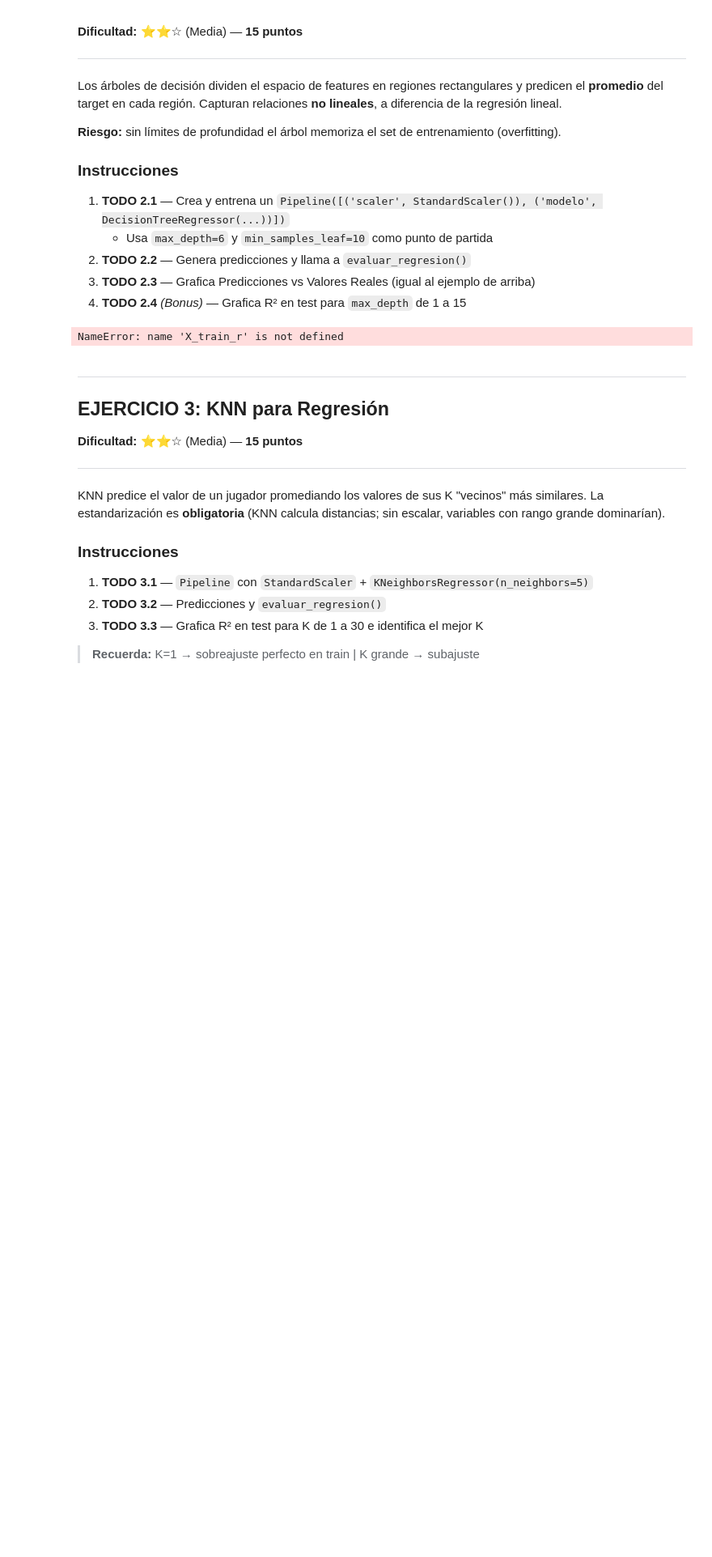
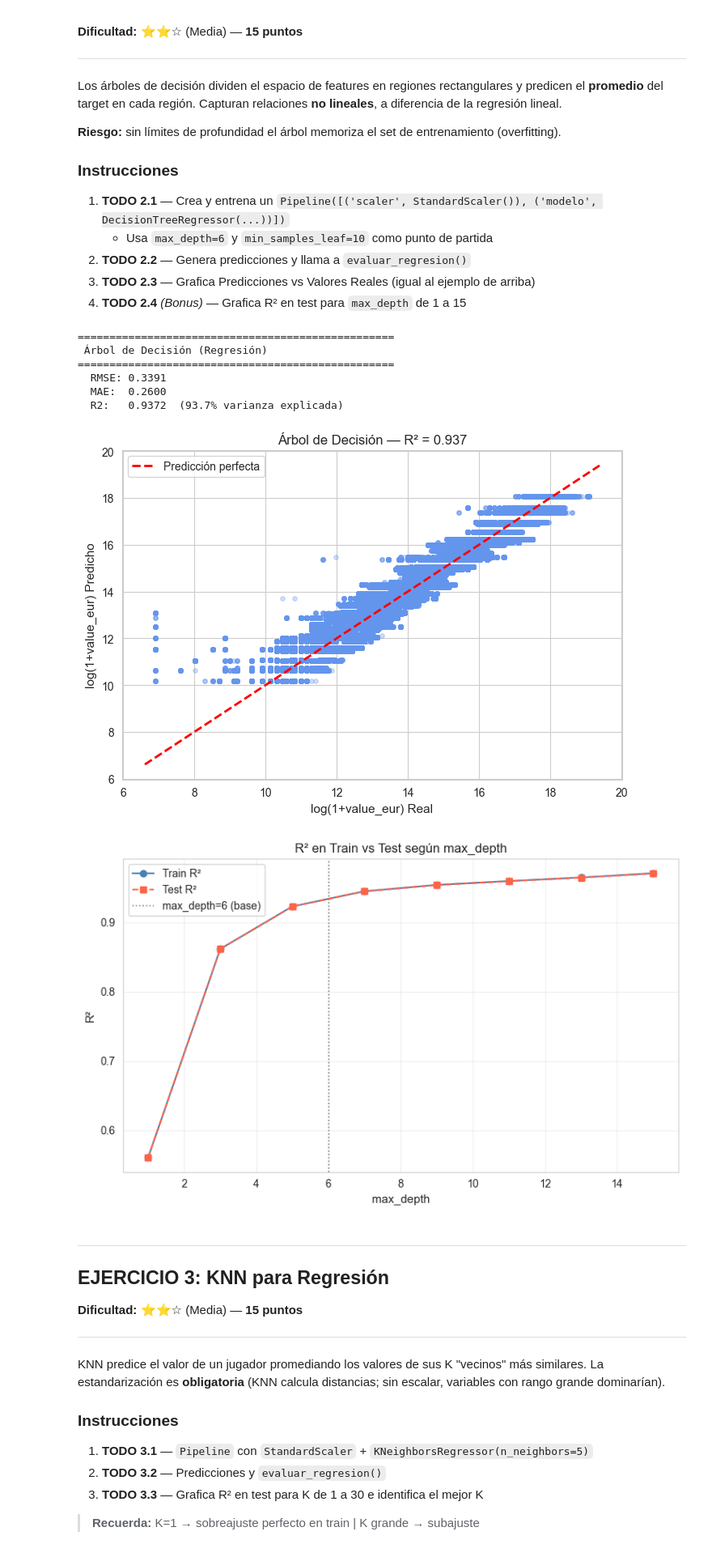
Before and after one commit to Jaider-Dev/IA_Proyecto_FIFA, a Jupyter notebook: Proyecto_FIFA.ipynb, the cells around one changed output. Shown at 81% size. Cells and saved outputs as stored; diff of their text form; code cells hidden in the pictures; blank space fills up the shorter version.

```diff
--- a/Proyecto_FIFA.ipynb
+++ b/Proyecto_FIFA.ipynb
@@ -276,7 +269,7 @@ df = df[df['player_positions'].notna()].copy()
 
 # 3. Eliminar filas con NaN en las 6 stats principales
 STATS_PRINCIPALES = ['pace', 'shooting', 'passing', 'dribbling', 'defending', 'physic']
-df = df.dropna(subset=STATS_PRINCIPALES).copy()
+df[STATS_PRINCIPALES] = df[STATS_PRINCIPALES].fillna(0)
 
 # 4. Rellenar NaN restantes con la mediana
 cols_num = df.select_dtypes(include=[np.number]).columns
@@ -575,37 +568,45 @@ ax.legend()
 
 ax.set_xlabel('log(1+value_eur) Real', fontsize=11)
 ax.set_ylabel('log(1+value_eur) Predicho', fontsize=11)
 ax.set_title(f'Árbol de Decisión — R² = {r2_dt:.3f}', fontsize=12)
 plt.tight_layout()
 plt.show()
 
 
 # ── TODO 2.4 (Bonus): R² vs max_depth ────────────────────────────────────────
-profundidades = range(1, 16)
+# OPTIMIZACIÓN: Evaluamos de 2 en 2 para reducir a la mitad las vueltas del bucle pesado
+profundidades = range(1, 16, 2)
 r2_train_list = []
 r2_test_list  = []
 
 for depth in profundidades:
     pipe_temp = Pipeline([('scaler', StandardScaler()),
                           ('modelo', DecisionTreeRegressor(max_depth=depth, random_state=RANDOM_STATE))])
     pipe_temp.fit(X_train_r, y_train_r)
 
     r2_train_list.append(r2_score(y_train_r, pipe_temp.predict(X_train_r)))
     r2_test_list.append(r2_score(y_test_r,   pipe_temp.predict(X_test_r)))
 
 fig, ax = plt.subplots(figsize=(8, 5))
-ax.plot(profundidades, r2_train_list, 'o-',  label='Train R²', color='steelblue')
-ax.plot(profundidades, r2_test_list,  's--', label='Test R²',  color='tomato')
+ax.plot(list(profundidades), r2_train_list, 'o-',  label='Train R²', color='steelblue')
+ax.plot(list(profundidades), r2_test_list,  's--', label='Test R²',  color='tomato')
 ax.axvline(x=6, color='gray', linestyle=':', linewidth=1.2, label='max_depth=6 (base)')
 ax.set_xlabel('max_depth', fontsize=11)
 ax.set_ylabel('R²', fontsize=11)
 ax.set_title('R² en Train vs Test según max_depth', fontsize=12)
 ax.legend()
 ax.grid(True, alpha=0.3)
 plt.tight_layout()
 plt.show()
 # %% [output]
-NameError: name 'X_train_r' is not defined
+==================================================
+ Árbol de Decisión (Regresión)
+==================================================
+  RMSE: 0.3391
+  MAE:  0.2600
+  R2:   0.9372  (93.7% varianza explicada)
+[figure, added]
+[figure, added]
 # %% [markdown]
 ---
 ## EJERCICIO 3: KNN para Regresión
```
Also changed, not shown: parts of 10 cells of this notebook.
